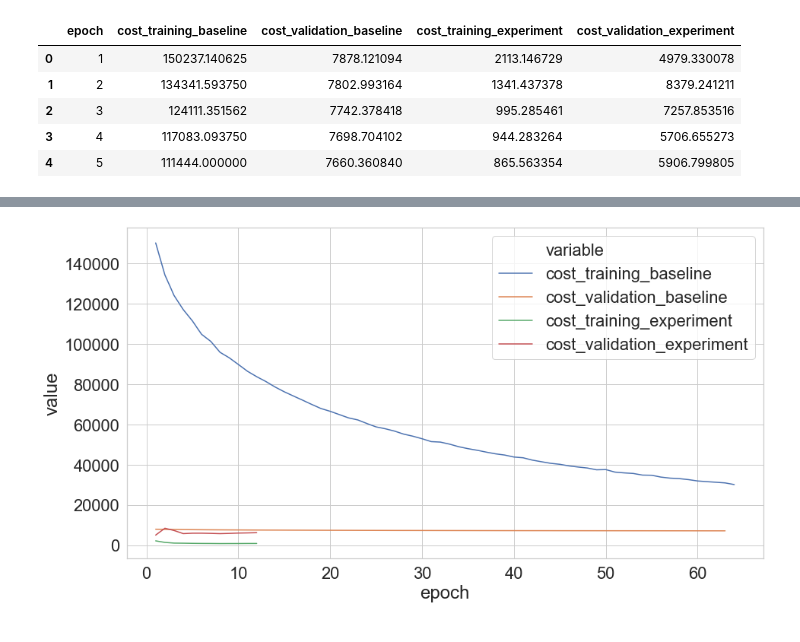
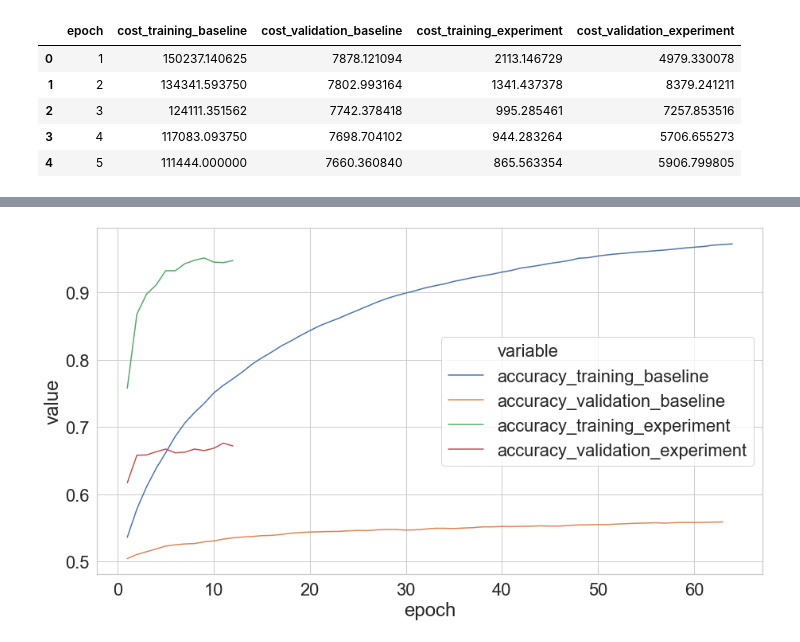
Before and after one commit to xhosaBoy/optimised-neural-tensor-network, a Jupyter notebook: notebooks/Wordnet_Results.ipynb, the cells around one changed output, grey strips where cells are left out. Saved outputs shown, nothing was run; the diff lists cells and outputs as text; code cells hidden in the pictures.

Commit message:
Recursive Neural Tensor Networks Wordnet Results
Transform cost and accuracy results to csv and visualise as line graphs.

```diff
--- a/notebooks/Wordnet_Results.ipynb
+++ b/notebooks/Wordnet_Results.ipynb
@@ -71,0 +95,3 @@ results.head()
+# %%
+results_accuracy = results_accuracy.reset_index()
+results_accuracy.head()
@@ -71,0 +105,3 @@ results.head()
+# %%
+results_accuracy = results_accuracy.rename(columns={'index': 'epoch'})
+results_accuracy.head()
@@ -71,0 +115,3 @@ results.head()
+# %%
+results_accuracy['epoch'] += 1
+results_accuracy.head()
@@ -71,0 +125,3 @@ results.head()
+# %%
+results_accuracy = results_accuracy.drop(['accuracy_test_baseline', 'accuracy_test_experiment'], axis=1)
+results_accuracy.head()
@@ -72,7 +135,7 @@ results.head()
 # %%
 plt.figure(figsize=(15, 8))
 sns.set(font_scale=2)
 sns.set_style("whitegrid")
-ax = sns.lineplot(x='epoch', y='value', hue='variable', data=pd.melt(results, ['epoch']))
+ax = sns.lineplot(x='epoch', y='value', hue='variable', data=pd.melt(results_accuracy, ['epoch']))
 # %% [output]
-[figure, old version]
+[figure, new version]
```
Also changed, not shown: parts of 14 cells of this notebook, 2 other files.
